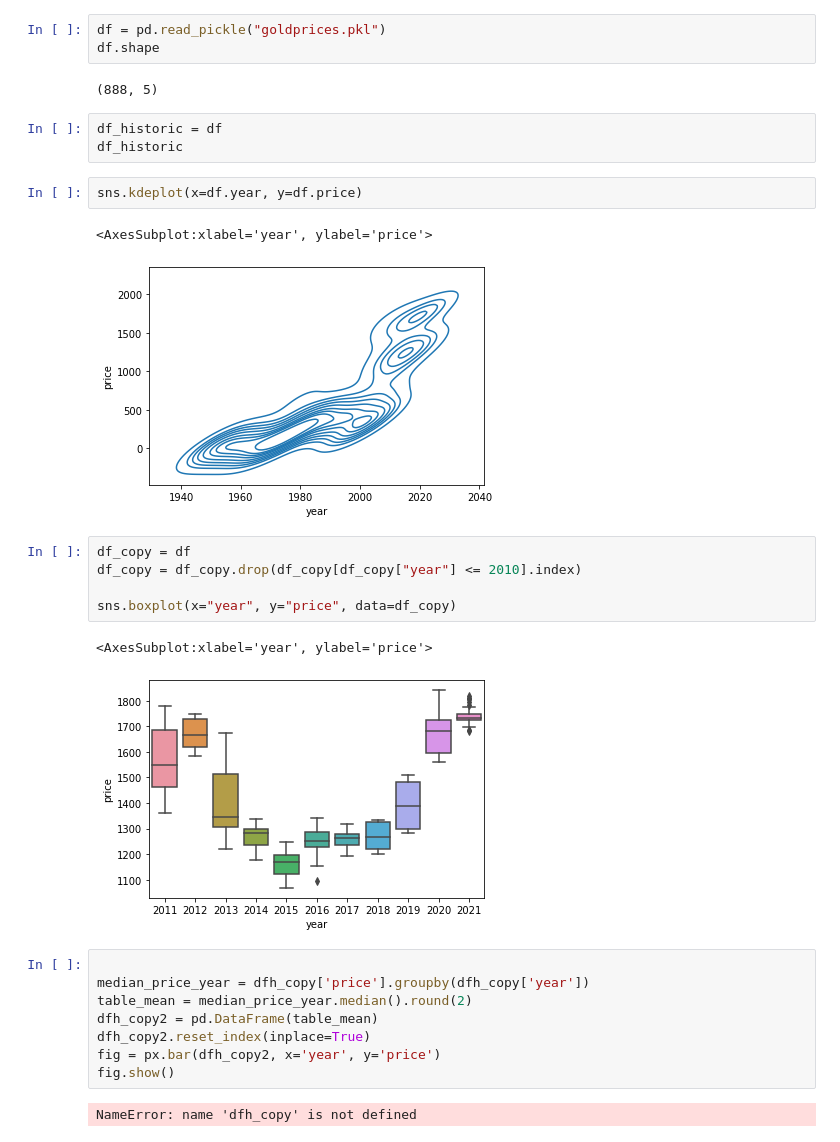
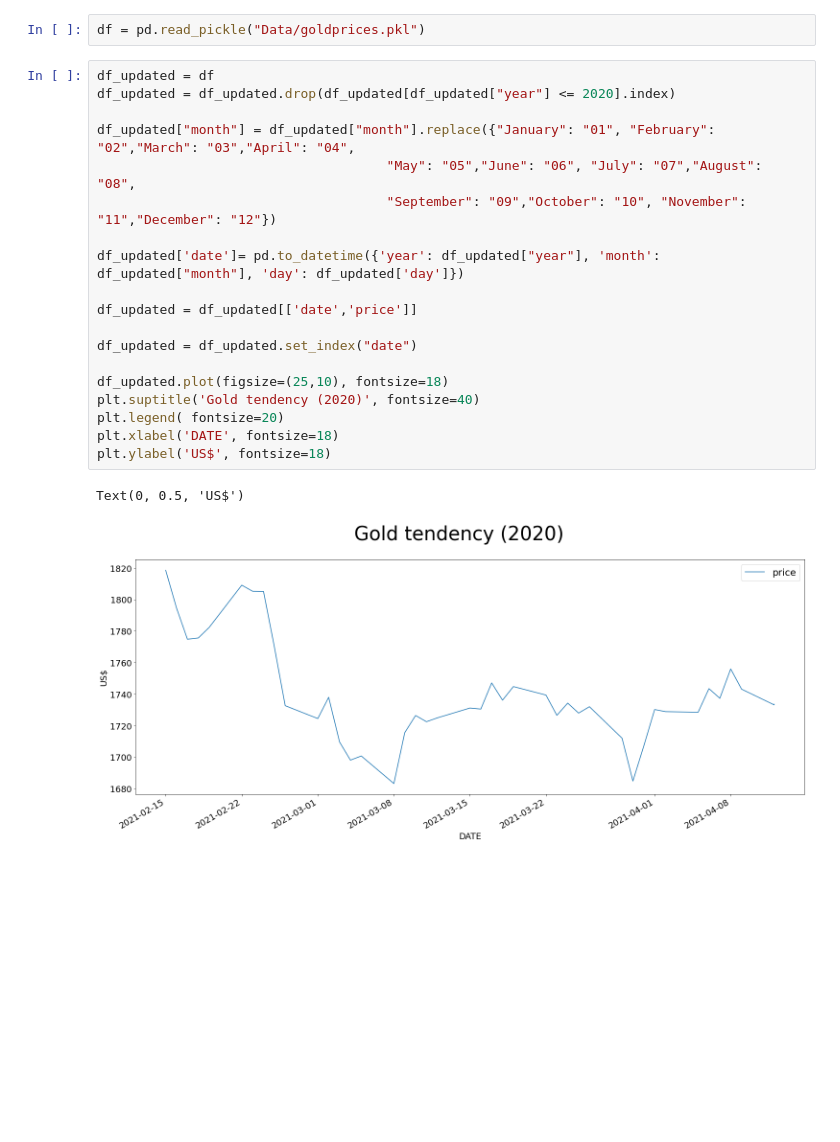
Before and after one commit to Bertrangsf/2.-GOLD-pipeline, a Jupyter notebook: Visualization.ipynb, the cells around one changed output. Saved outputs shown, nothing was run; the diff lists cells and outputs as text; blank space fills up the shorter version.

```diff
--- a/Visualization.ipynb
+++ b/Visualization.ipynb
@@ -7,31 +4,24 @@ import plotly.express as px
 # %%
-df = pd.read_pickle("goldprices.pkl")
-df.shape
+df = pd.read_pickle("Data/goldprices.pkl")
-# %% [output]
-(888, 5)
-# %%
-df_historic = df
-df_historic
-# %%
-sns.kdeplot(x=df.year, y=df.price)
-# %% [output]
-<AxesSubplot:xlabel='year', ylabel='price'>
-[figure, removed]
-# %%
-df_copy = df
-df_copy = df_copy.drop(df_copy[df_copy["year"] <= 2010].index)
-
-sns.boxplot(x="year", y="price", data=df_copy)
-# %% [output]
-<AxesSubplot:xlabel='year', ylabel='price'>
-[figure, removed]
-# %%
-
-median_price_year = dfh_copy['price'].groupby(dfh_copy['year'])
-table_mean = median_price_year.median().round(2)
-dfh_copy2 = pd.DataFrame(table_mean)
-dfh_copy2.reset_index(inplace=True)
-fig = px.bar(dfh_copy2, x='year', y='price')
-fig.show()
-# %% [output]
-NameError: name 'dfh_copy' is not defined
+# %%
+df_updated = df
+df_updated = df_updated.drop(df_updated[df_updated["year"] <= 2020].index)
+
+df_updated["month"] = df_updated["month"].replace({"January": "01", "February": "02","March": "03","April": "04",
+                                     "May": "05","June": "06", "July": "07","August": "08",
+                                     "September": "09","October": "10", "November": "11","December": "12"})
+
+df_updated['date']= pd.to_datetime({'year': df_updated["year"], 'month': df_updated["month"], 'day': df_updated['day']})
+
+df_updated = df_updated[['date','price']]
+
+df_updated = df_updated.set_index("date")
+
+df_updated.plot(figsize=(25,10), fontsize=18)
+plt.suptitle('Gold tendency (2020)', fontsize=40)
+plt.legend( fontsize=20)
+plt.xlabel('DATE', fontsize=18)
+plt.ylabel('US$', fontsize=18)
+# %% [output]
+Text(0, 0.5, 'US$')
+[figure, added]
```
Also changed, not shown: parts of 2 cells of this notebook.
